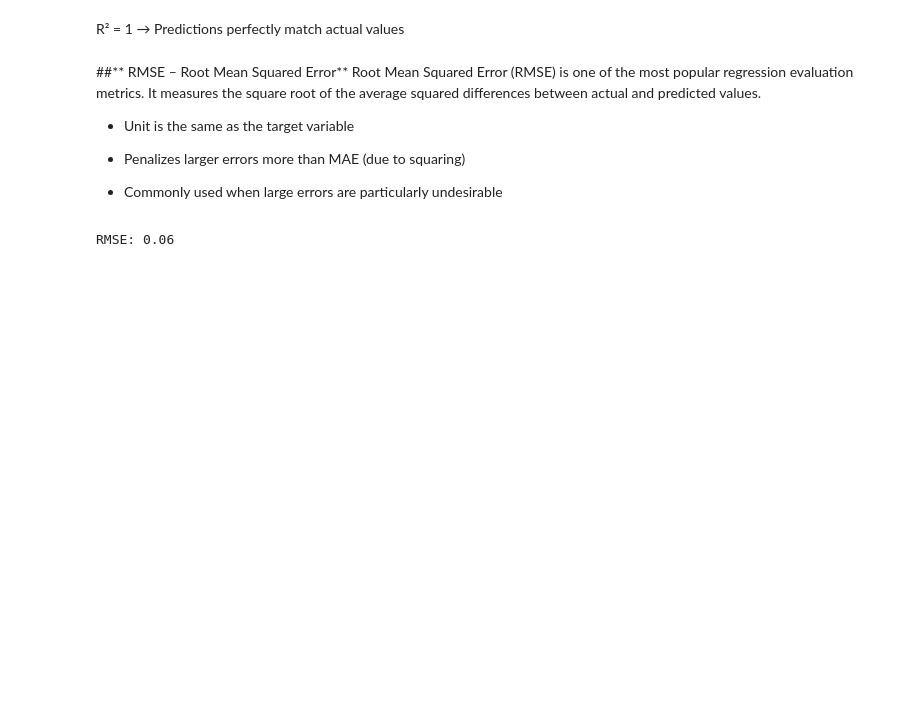
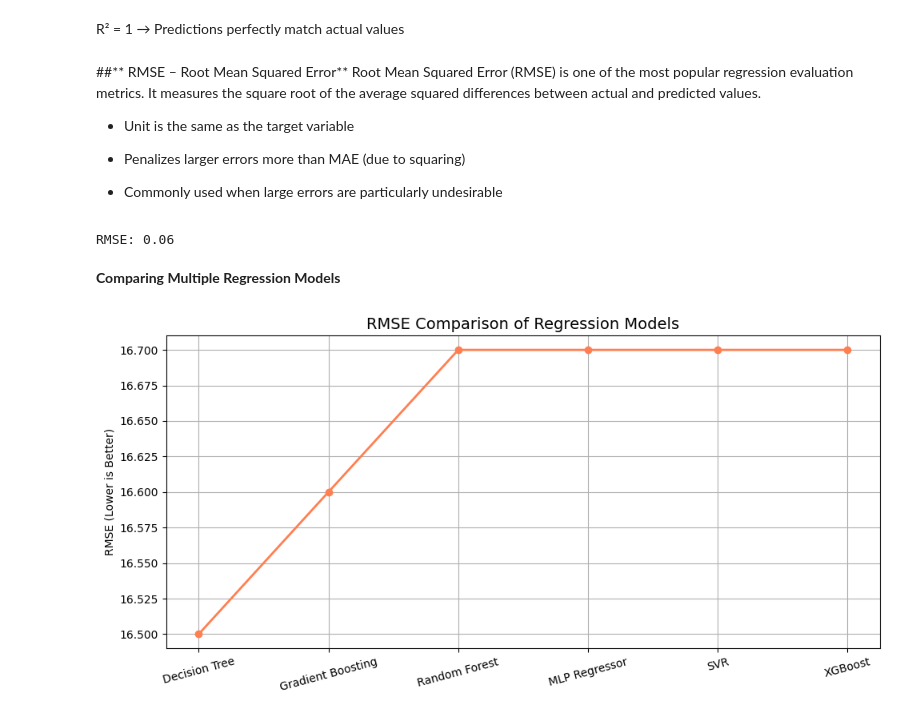
Before and after one commit to Sajuranjith/Indian-Personal-Finance-and-Spending-Habits, a Jupyter notebook: Indian_Personal_Finance_and_Spending_Habits.ipynb, the cells around one changed output. Cells and saved outputs as stored; diff of their text form; code cells hidden in the pictures; blank space fills up the shorter version.

```diff
--- a/Indian_Personal_Finance_and_Spending_Habits.ipynb
+++ b/Indian_Personal_Finance_and_Spending_Habits.ipynb
@@ -1076,3 +1078,16 @@ rmse = np.sqrt(mean_squared_error(y_test, y_pred))
 print(f"RMSE: {rmse:.2f}")
 # %% [output]
 RMSE: 0.06
+# %% [markdown]
+**Comparing Multiple Regression Models**
+# %%
+plt.figure(figsize=(10, 5))
+plt.plot(models, rmse_scores, marker='o', color='coral', linewidth=2)
+plt.title('RMSE Comparison of Regression Models', fontsize=14)
+plt.ylabel('RMSE (Lower is Better)')
+plt.xticks(rotation=15)
+plt.grid(True)
+plt.tight_layout()
+plt.show()
+# %% [output]
+[figure, added]
```
Also changed, not shown: parts of 1 cell of this notebook.
